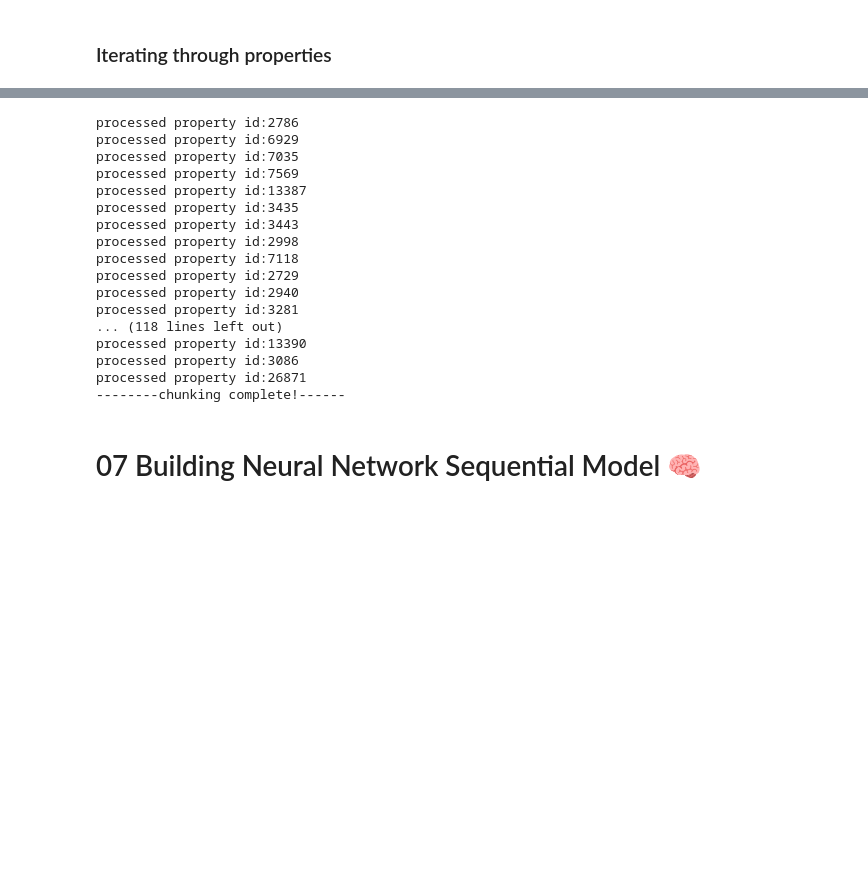
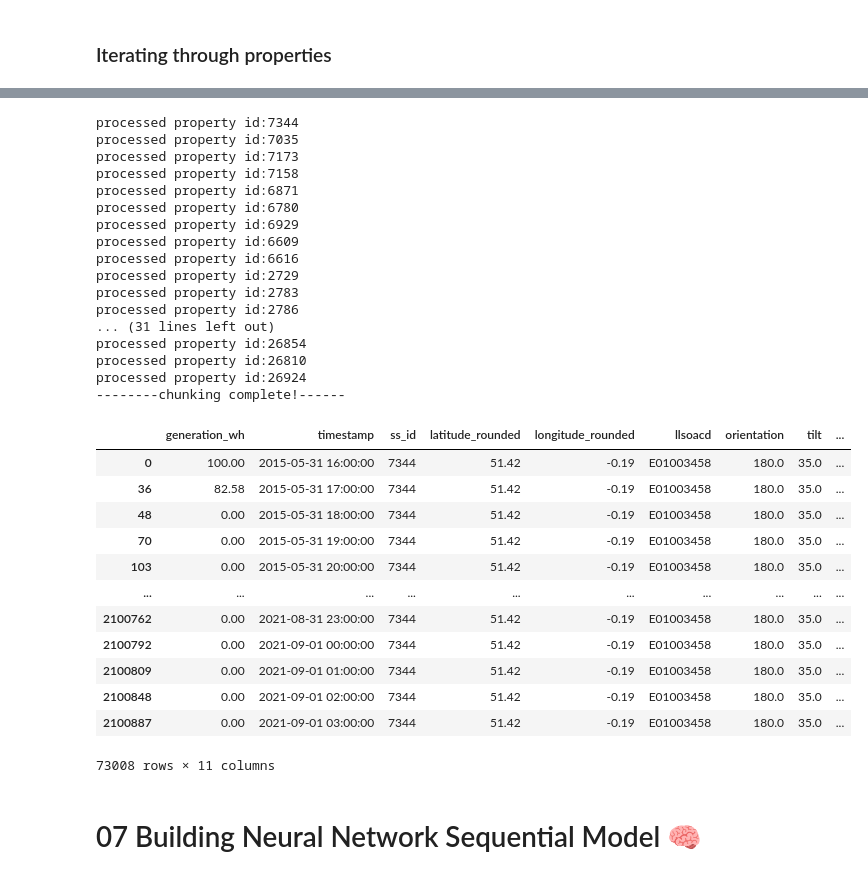
Before and after one commit to hramzan01/market, a Jupyter notebook: notebooks/supply_data.ipynb, the cells around one changed output, grey strips where cells are left out. Saved outputs shown, nothing was run; the diff lists cells and outputs as text; code cells hidden in the pictures; blank space fills up the shorter version.

```diff
--- a/notebooks/supply_data.ipynb
+++ b/notebooks/supply_data.ipynb
@@ -441,9 +456,6 @@ df_merged_multiple.head()
 # optimising with vectorization instead of for loop
 import pandas as pd
 import numpy as np
-
-# Convert 'formatted_timestamp' to datetime if it's not already in that format
-df_merged_ldn['formatted_timestamp'] = pd.to_datetime(df_merged_ldn['formatted_timestamp'])
 
 def get_solar_feature(row, param):
     data = pd.read_json('../data/raw_data/api_data.json')
@@ -461,6 +473,7 @@ hourly_params = ["temperature_2m", "weather_code", "shortwave_radiation", "direc
 
 for param in hourly_params:
     df_merged_ldn[param] = df_merged_ldn.apply(lambda row: get_solar_feature(row, param), axis=1)
+    print('staged')
 # %% [output]
 KeyboardInterrupt:
 # %%
@@ -470,13 +521,12 @@ df_merged_multiple.head(5)
 # %%
 # Apply the function to create new columns
-hourly_params = ["temperature_2m", "weather_code", "shortwave_radiation", "direct_radiation", "diffuse_radiation", "direct_normal_irradiance", "terrestrial_radiation"]
-
+hourly_params = ["temperature_2m", "weather_code", "cloud_cover", "is_day", "shortwave_radiation", "direct_radiation", "diffuse_radiation", "direct_normal_irradiance", "global_tilted_irradiance", "terrestrial_radiation"]
 
 # create get solar feature function which filters matching timeframe
 def get_solar_feature(row, param, data):
 
     solar_feature = data['hourly'][param]
-    hourly_time = pd.to_datetime(data['hourly']['time'])
+    hourly_time = data['hourly']['time']
 
     idx = np.where(hourly_time == row['formatted_timestamp'])[0]
     if len(idx) > 0:
@@ -497,0 +555,19 @@ array([ 7344,  7035,  7173,  7158,  6871,  6780,  6929,  6609,  6616,
+# %%
+# OFFLINE TEST WITH SINGLE ID
+df_merged_multiple = df_merged_ldn[df_merged_ldn['ss_id']== 7344]
+
+#Get API for specific property
+base_url = 'https://archive-api.open-meteo.com/v1/archive'
+params = {
+        "latitude": df_merged_multiple['latitude_rounded'],
+        "longitude": df_merged_multiple['longitude_rounded'],
+        "start_date": min(df_merged_multiple['timestamp']).date(),
+        "end_date": max(df_merged_multiple['timestamp']).date(),
+        "timezone": "Europe/London",
+        'hourly' : hourly_params
+    }
+# response = requests.get(base_url, params)
+# data = response.json()[0]
+
+data = pd.read_json('../data/raw_data/ldn_api.json')
+data['hourly']['time']
@@ -499,9 +593,6 @@ array([ 7344,  7035,  7173,  7158,  6871,  6780,  6929,  6609,  6616,
 # Wrap entire code into for loop to iterate through each property
 for id in id_list:
     df_merged_multiple = df_merged_ldn[df_merged_ldn['ss_id']== id]
-
-    # Convert 'formatted_timestamp' to datetime if it's not already in that format
-    df_merged_multiple['formatted_timestamp'] = pd.to_datetime(df_merged_multiple['formatted_timestamp'])
 
     #Get API for specific property
     base_url = 'https://archive-api.open-meteo.com/v1/archive'
@@ -515,10 +606,12 @@ for id in id_list:
         }
     # response = requests.get(base_url, params)
     # data = response.json()[0]
+
     data = pd.read_json('../data/raw_data/ldn_api.json')
 
     # loop through each weather param and populate weather features to DF
     for param in hourly_params:
+        # df_merged_multiple[param] = 0
         df_merged_multiple[param] = df_merged_multiple.apply(lambda row: get_solar_feature(row, param, data), axis=1)
     print(f'processed property id:{id}')
 
@@ -531,23 +624,39 @@ for id in id_list:
 
 print('--------chunking complete!------')
 # %% [output]
+processed property id:7344
+processed property id:7035
+processed property id:7173
+processed property id:7158
+processed property id:6871
+processed property id:6780
+processed property id:6929
+processed property id:6609
+processed property id:6616
+processed property id:2729
+processed property id:2783
 processed property id:2786
-processed property id:6929
-processed property id:7035
-processed property id:7569
-processed property id:13387
-processed property id:3435
-processed property id:3443
-processed property id:2998
-processed property id:7118
-processed property id:2729
-processed property id:2940
-processed property id:3281
-... (118 lines left out)
-processed property id:13390
-processed property id:3086
-processed property id:26871
+... (31 lines left out)
+processed property id:26854
+processed property id:26810
+processed property id:26924
 --------chunking complete!------
+# %%
+df_merged_multiple
+# %% [output]
+|  | generation_wh | timestamp | ss_id | latitude_rounded | longitude_rounded | llsoacd | orientation | tilt | ... |
+| 0 | 100.00 | 2015-05-31 16:00:00 | 7344 | 51.42 | -0.19 | E01003458 | 180.0 | 35.0 | ... |
+| 36 | 82.58 | 2015-05-31 17:00:00 | 7344 | 51.42 | -0.19 | E01003458 | 180.0 | 35.0 | ... |
+| 48 | 0.00 | 2015-05-31 18:00:00 | 7344 | 51.42 | -0.19 | E01003458 | 180.0 | 35.0 | ... |
+| 70 | 0.00 | 2015-05-31 19:00:00 | 7344 | 51.42 | -0.19 | E01003458 | 180.0 | 35.0 | ... |
+| 103 | 0.00 | 2015-05-31 20:00:00 | 7344 | 51.42 | -0.19 | E01003458 | 180.0 | 35.0 | ... |
+| ... | ... | ... | ... | ... | ... | ... | ... | ... | ... |
+| 2100762 | 0.00 | 2021-08-31 23:00:00 | 7344 | 51.42 | -0.19 | E01003458 | 180.0 | 35.0 | ... |
+| 2100792 | 0.00 | 2021-09-01 00:00:00 | 7344 | 51.42 | -0.19 | E01003458 | 180.0 | 35.0 | ... |
+| 2100809 | 0.00 | 2021-09-01 01:00:00 | 7344 | 51.42 | -0.19 | E01003458 | 180.0 | 35.0 | ... |
+| 2100848 | 0.00 | 2021-09-01 02:00:00 | 7344 | 51.42 | -0.19 | E01003458 | 180.0 | 35.0 | ... |
+| 2100887 | 0.00 | 2021-09-01 03:00:00 | 7344 | 51.42 | -0.19 | E01003458 | 180.0 | 35.0 | ... |
+73008 rows × 11 columns
 # %% [markdown]
 # 07 Building Neural Network Sequential Model 🧠
 # %%
```
Also changed, not shown: parts of 7 cells of this notebook.
